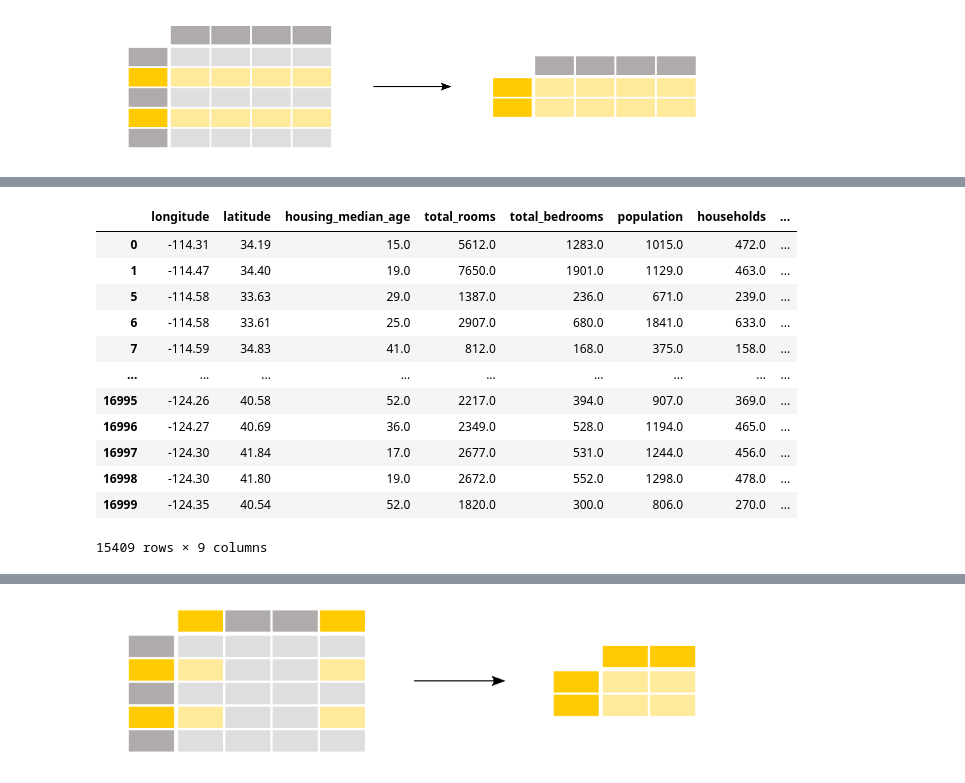
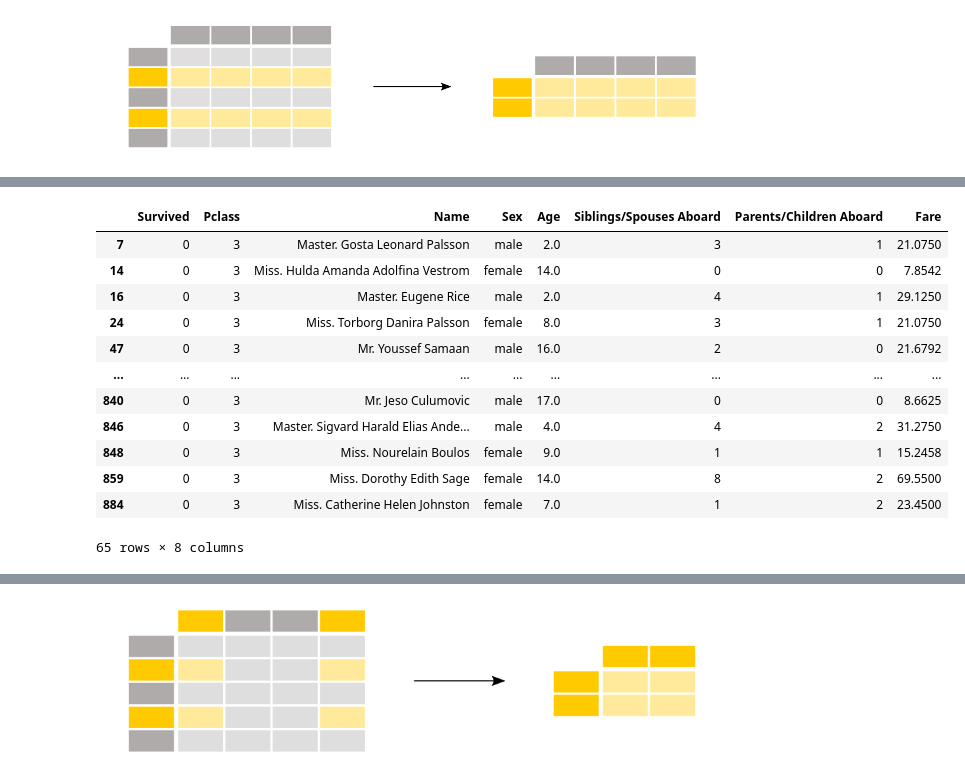
Before and after one commit to IvanKlimenko1988/Python, a Jupyter notebook: Seminars/Seminar_11/Home_work_11.ipynb, the cells around one changed output, grey strips where cells are left out. Drawn from its saved outputs; the diff is of its cells as text; code cells hidden in the pictures.

```diff
--- a/Seminars/Seminar_11/Home_work_11.ipynb
+++ b/Seminars/Seminar_11/Home_work_11.ipynb
@@ -224,19 +225,19 @@ df[(df['housing_median_age'] > 20) & (df['total_rooms'] > 5000)]
-# %%
-df[(df['housing_median_age'] > 20) | (df['total_rooms'] > 2000)]
-# %% [output]
-|  | longitude | latitude | housing_median_age | total_rooms | total_bedrooms | population | households | ... |
-| 0 | -114.31 | 34.19 | 15.0 | 5612.0 | 1283.0 | 1015.0 | 472.0 | ... |
-| 1 | -114.47 | 34.40 | 19.0 | 7650.0 | 1901.0 | 1129.0 | 463.0 | ... |
-| 5 | -114.58 | 33.63 | 29.0 | 1387.0 | 236.0 | 671.0 | 239.0 | ... |
-| 6 | -114.58 | 33.61 | 25.0 | 2907.0 | 680.0 | 1841.0 | 633.0 | ... |
-| 7 | -114.59 | 34.83 | 41.0 | 812.0 | 168.0 | 375.0 | 158.0 | ... |
-| ... | ... | ... | ... | ... | ... | ... | ... | ... |
-| 16995 | -124.26 | 40.58 | 52.0 | 2217.0 | 394.0 | 907.0 | 369.0 | ... |
-| 16996 | -124.27 | 40.69 | 36.0 | 2349.0 | 528.0 | 1194.0 | 465.0 | ... |
-| 16997 | -124.30 | 41.84 | 17.0 | 2677.0 | 531.0 | 1244.0 | 456.0 | ... |
-| 16998 | -124.30 | 41.80 | 19.0 | 2672.0 | 552.0 | 1298.0 | 478.0 | ... |
-| 16999 | -124.35 | 40.54 | 52.0 | 1820.0 | 300.0 | 806.0 | 270.0 | ... |
-15409 rows × 9 columns
+# %%
+df[(df['Age'] < 18) & (df['Survived'] < 1)]
+# %% [output]
+|  | Survived | Pclass | Name | Sex | Age | Siblings/Spouses Aboard | Parents/Children Aboard | Fare |
+| 7 | 0 | 3 | Master. Gosta Leonard Palsson | male | 2.0 | 3 | 1 | 21.0750 |
+| 14 | 0 | 3 | Miss. Hulda Amanda Adolfina Vestrom | female | 14.0 | 0 | 0 | 7.8542 |
+| 16 | 0 | 3 | Master. Eugene Rice | male | 2.0 | 4 | 1 | 29.1250 |
+| 24 | 0 | 3 | Miss. Torborg Danira Palsson | female | 8.0 | 3 | 1 | 21.0750 |
+| 47 | 0 | 3 | Mr. Youssef Samaan | male | 16.0 | 2 | 0 | 21.6792 |
+| ... | ... | ... | ... | ... | ... | ... | ... | ... |
+| 840 | 0 | 3 | Mr. Jeso Culumovic | male | 17.0 | 0 | 0 | 8.6625 |
+| 846 | 0 | 3 | Master. Sigvard Harald Elias Ande... | male | 4.0 | 4 | 2 | 31.2750 |
+| 848 | 0 | 3 | Miss. Nourelain Boulos | female | 9.0 | 1 | 1 | 15.2458 |
+| 859 | 0 | 3 | Miss. Dorothy Edith Sage | female | 14.0 | 8 | 2 | 69.5500 |
+| 884 | 0 | 3 | Miss. Catherine Helen Johnston | female | 7.0 | 1 | 2 | 23.4500 |
+65 rows × 8 columns
 # %%
 # Выбор определенного кол-ва рядов и столбцов
 # используется метод loc в [], первый аргумент индекс или селектор, а второй список со столбцами
```
Also changed, not shown: parts of 22 cells of this notebook.
